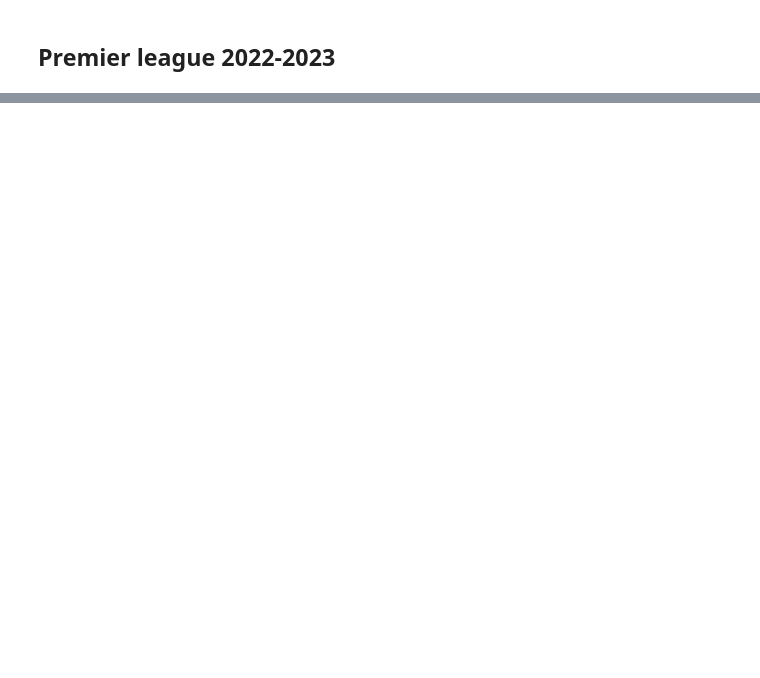
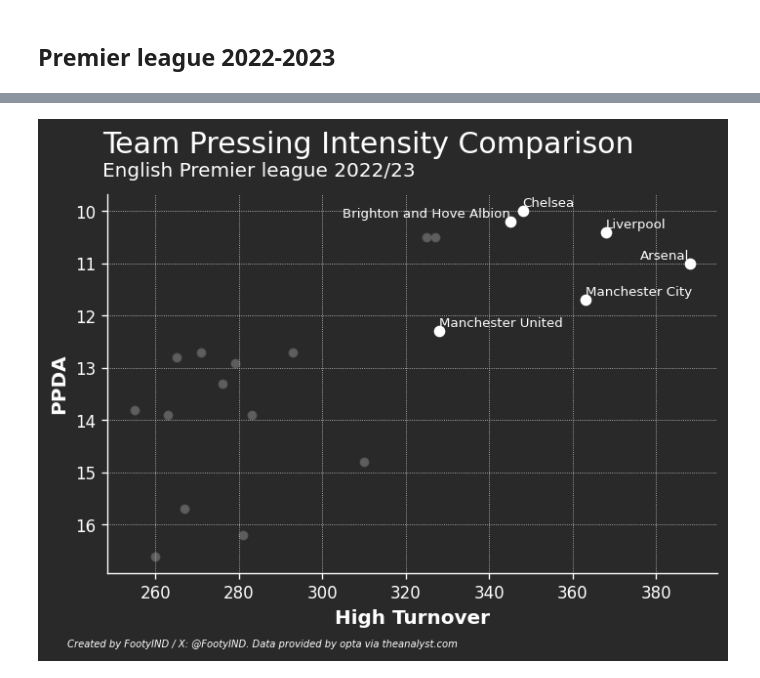
Before and after one commit to jerensl/football-analytics, a Jupyter notebook: analysis/epl-22-23.ipynb, the cells around one changed output, grey strips where cells are left out. Cells and saved outputs as stored; diff of their text form; code cells hidden in the pictures; blank space fills up the shorter version.

```diff
--- a/analysis/epl-22-23.ipynb
+++ b/analysis/epl-22-23.ipynb
@@ -83,0 +229,12 @@ for i, txt in enumerate(data_epl["team"]):
+# %%
+epl_pressing_22_23 = pd.read_csv("../data/epl-22-23-team-pressures.csv")
+
+def promote_df_headers(df):
+    new_header = df.iloc[0]
+    df = df[1:]
+    df.columns = new_header
+    df = df.reset_index(drop=True)
+
+    return df
+
+epl_pressing_22_23 = promote_df_headers(epl_pressing_22_23)
@@ -83,0 +261,80 @@ for i, txt in enumerate(data_epl["team"]):
+# %%
+epl_pressing_22_23['PPDA'] = epl_pressing_22_23['PPDA'].astype(float)
+epl_pressing_22_23['total'] = epl_pressing_22_23['total'].astype(float)
+
+epl_pressing_22_23.sort_values('total', ascending=True, inplace=True)
+# %%
+# Teams Higlight
+team = "Manchester United"
+teams = {"Manchester United", "Manchester City", "Liverpool", "Arsenal"}
+
+## Theme
+bg = "#292929"
+filler = "grey"
+text_color = "w"
+title_font = "Alegreya Sans"
+
+# Spines Label X & Y
+mpl.rcParams['xtick.color'] = text_color
+mpl.rcParams['ytick.color'] = text_color
+mpl.rcParams['xtick.labelsize'] = 10
+mpl.rcParams['ytick.labelsize'] = 10
+
+fig, ax = plt.subplots(figsize=(6, 4), dpi=120)
+fig.set_facecolor(bg)
+ax.patch.set_alpha(0)
+
+ax.grid(ls="dotted",lw="0.5",color="lightgrey", zorder=1)
+
+x = epl_pressing_22_23['total'].values.tolist()
+y = epl_pressing_22_23['PPDA'].values.tolist()
+
+ax.scatter(x, y, edgecolors=bg, color=text_color, alpha=0.25)
+
+team_condition = (epl_pressing_22_23['total'] >= 328.0) & (epl_pressing_22_23['PPDA'] <= 12.3)
+
+x = epl_pressing_22_23[team_condition]['total'].values.tolist()
+y = epl_pressing_22_23[team_condition]['PPDA'].values.tolist()
+t = epl_pressing_22_23[team_condition]['team'].values.tolist()
+
+ax.scatter(x, y, zorder=3, color=text_color )
+
+# ax.scatter(x,y,s=80,color=text_color, edgecolors=bg, alpha=1, lw=.25, zorder=4)
+# for i, txt in enumerate(t):
+#     ax.annotate(t[i], (x[i], y[i]+0.2), ha="center", va="top", color=text_color, fontsize=6)
+
+spines = ["top","right","bottom","left"]
+for s in spines:
+    if s in ["top","right"]:
+        ax.spines[s].set_visible(False)
+    else:
+        ax.spines[s].set_color(text_color)
+
+
+## Title & comment
+fig.text(.1, 1.05,'Team Pressing Intensity Comparison',size=18, color=text_color)
+fig.text(.1, 1,'English Premier league 2022/23', size=12, color=text_color)
+
+
+## X and Y axes
+ax.set_xlabel("High Turnover", fontweight="bold", fontsize=12, color=text_color)
+ax.set_ylabel("PPDA", fontweight="bold", fontsize= 12, color=text_color)
+
+ax.invert_yaxis()
+
+## Credit
+fig.text(0.05, -0.005, "Created by FootyIND / X: @FootyIND. Data provided by opta via theanalyst.com",
+        fontstyle="italic",fontsize=6, color=text_color)
+
+texts = []
+
+for x, y, s in zip(x, y, t):
+    texts.append(ax.annotate(s, (x, y), color=text_color, fontsize=8))
+adjust_text(texts,
+            only_move={'points':'y', 'texts':'y'})
+
+plt.tight_layout()
+plt.show()
+fig.savefig('../images/epl-pressing-intensity.png', bbox_inches='tight')
+# %% [output]
+[figure, added]
```
Also changed, not shown: parts of 22 cells of this notebook, 8 other files.
